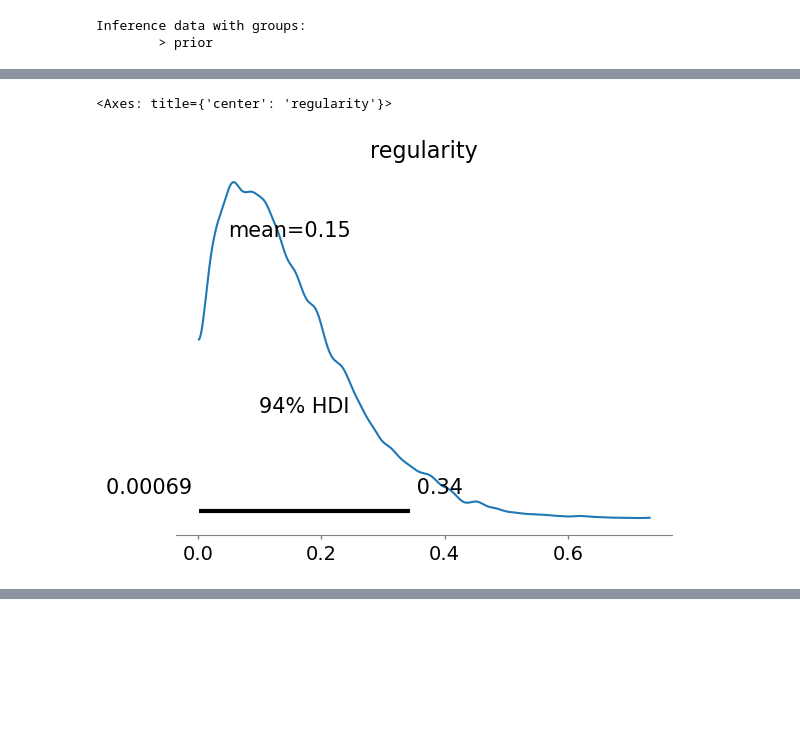
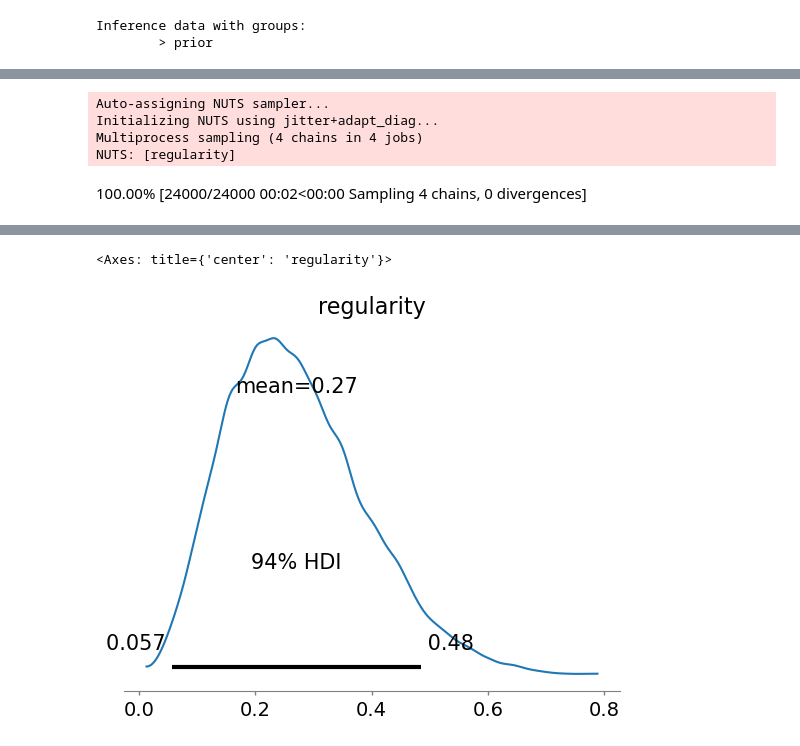
Before and after one commit to Amsterdam-Music-Lab/gmth23-bayes-workshop, a Jupyter notebook: regularity.ipynb, the cells around one changed output, grey strips where cells are left out. Drawn from its saved outputs; the diff is of its cells as text; code cells hidden in the pictures; blank space fills up the shorter version.

```diff
--- a/regularity.ipynb
+++ b/regularity.ipynb
@@ -106,8 +364,9 @@ array([[1, 1, 1],
 # %%
 data_group2 = np.array([
-    [0, 0, 0], # pattern 1: *rrr
+    [0, 0, 0], # pattern 1: *nnn
     [0, 0, 0], # pattern 2: *nnn
-    [0, 1, 0], # pattern 3: *rnr
+    [0, 1, 0], # pattern 3: *nrn
+    [1, 1, 0], # pattern 4: *rrn
 ])
 data_group2
 # %% [output]
@@ -140,3 +431,5 @@ Sampling 4 chains for 1_000 tune and 4_000 draw iterations (4_000 + 16_000 draws
 # %%
-output_g1
+regularity_model_mut.set_data("data", data_group2)
+
+pm.model_to_graphviz(regularity_model_mut)
 # %% [output]
@@ -165,5 +437,12 @@ Sampling 4 chains for 1_000 tune and 4_000 draw iterations (4_000 + 16_000 draws
-# %%
-az.plot_posterior(output_g2)
-# %% [output]
-<Axes: title={'center': 'regularity'}>
-[figure, removed]
+# %%
+# observe group 2:
+with regularity_model_mut:
+    idata_g2 = pm.sample(5000)
+
+az.plot_posterior(idata_g2)
+# %% [output]
+Auto-assigning NUTS sampler...
+Initializing NUTS using jitter+adapt_diag...
+Multiprocess sampling (4 chains in 4 jobs)
+NUTS: [regularity]
+100.00% [24000/24000 00:02<00:00 Sampling 4 chains, 0 divergences]
@@ -169,0 +450,2 @@ az.plot_posterior(output_g2)
+<Axes: title={'center': 'regularity'}>
+[figure, added]
```
Also changed, not shown: parts of 53 cells of this notebook.
